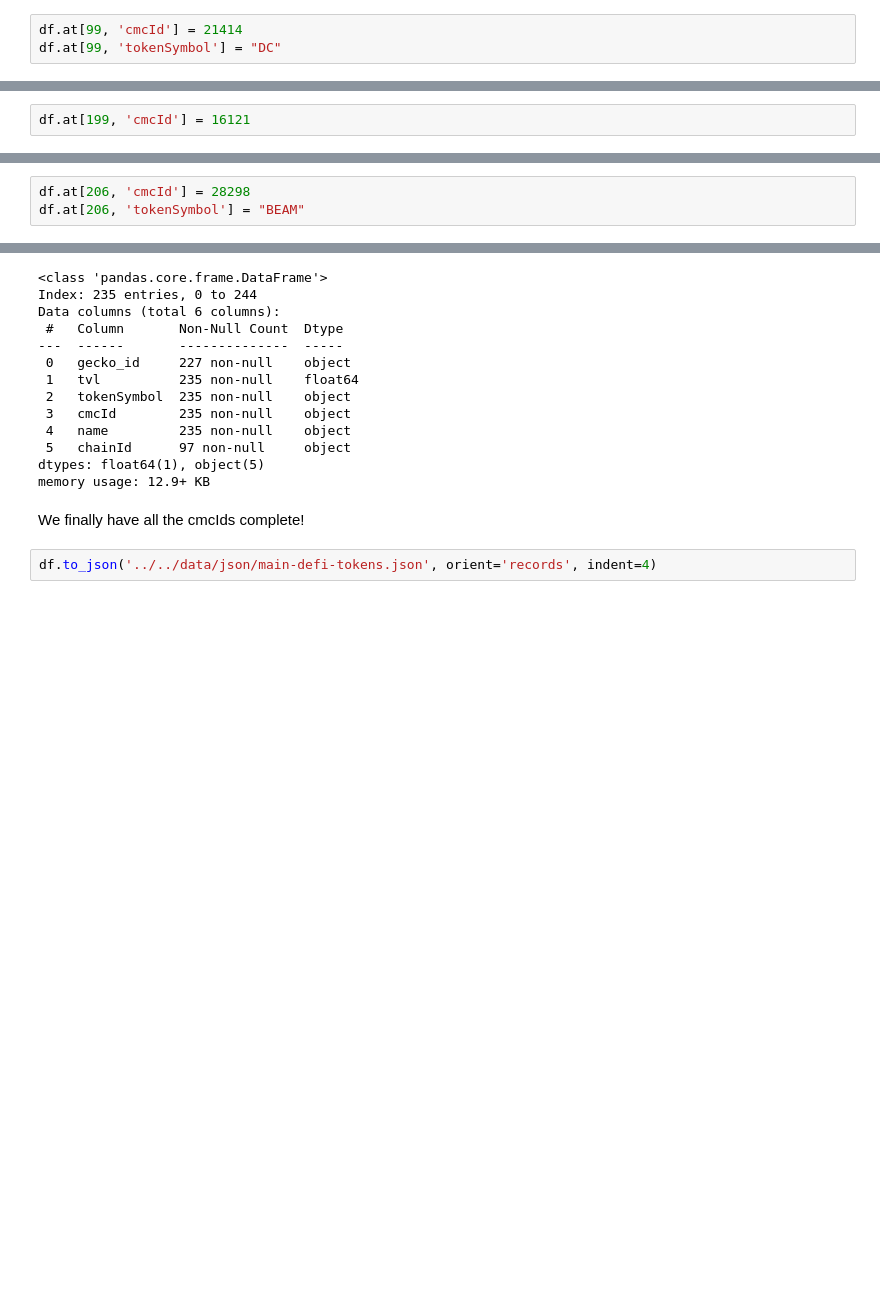
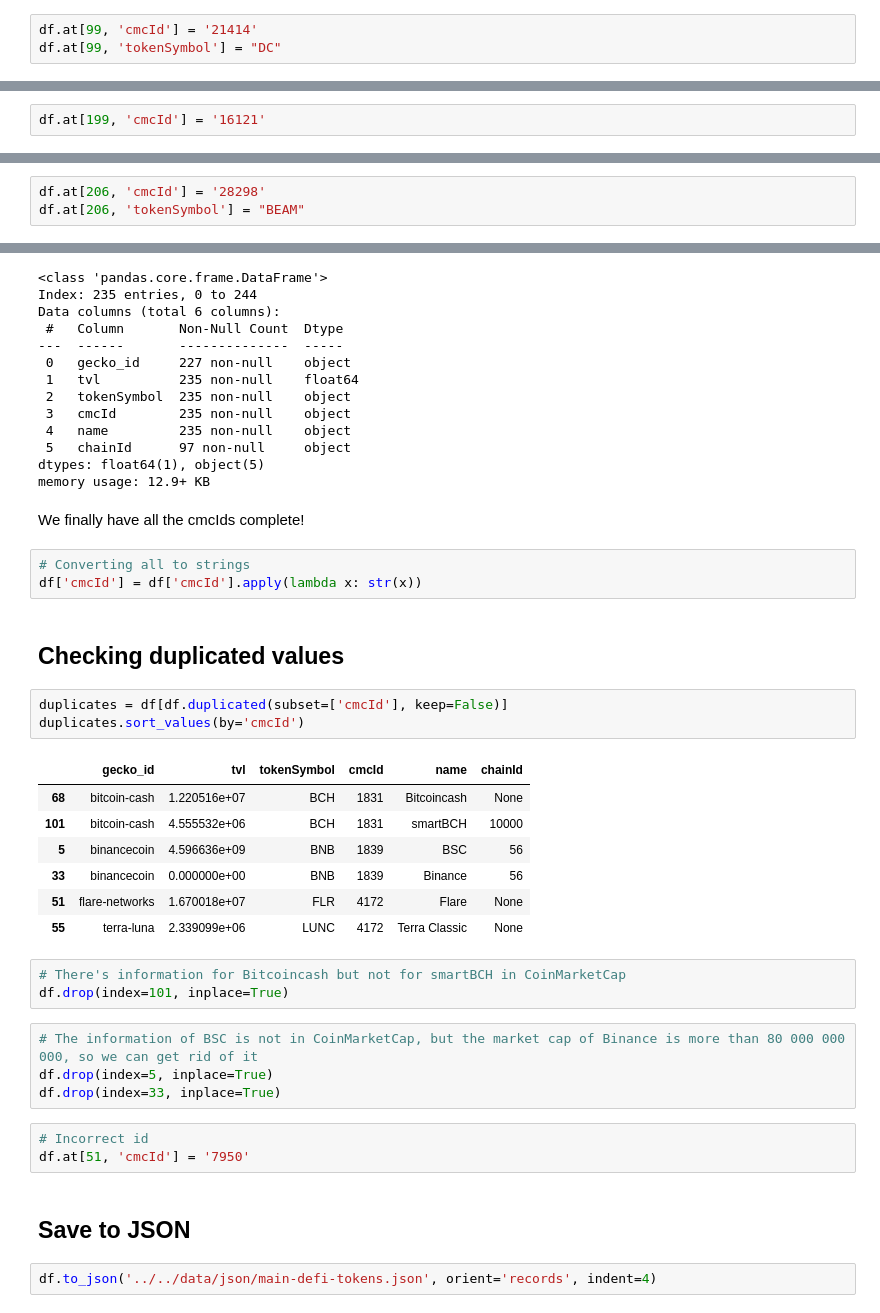
Before and after one commit to AndrePilcoChiuyare/ml-crypto, a Jupyter notebook: token-health/notebooks/preprocessing/2-tvl-chains-fill-cmcId.ipynb, the cells around one changed output, grey strips where cells are left out. Drawn from its saved outputs; the diff is of its cells as text; blank space fills up the shorter version.

Commit message:
tokens information cleaned

```diff
--- a/token-health/notebooks/preprocessing/2-tvl-chains-fill-cmcId.ipynb
+++ b/token-health/notebooks/preprocessing/2-tvl-chains-fill-cmcId.ipynb
@@ -185,16 +185,16 @@ df.at[56, 'cmcId'] = 1698
 # %% [markdown]
 ### DG - Dogechain
 # %%
-df.at[99, 'cmcId'] = 21414
+df.at[99, 'cmcId'] = '21414'
 df.at[99, 'tokenSymbol'] = "DC"
 # %% [markdown]
 ### WHALE - White Whale
 # %%
-df.at[199, 'cmcId'] = 16121
+df.at[199, 'cmcId'] = '16121'
 # %% [markdown]
 ### BEAM - Beam
 # %%
-df.at[206, 'cmcId'] = 28298
+df.at[206, 'cmcId'] = '28298'
 df.at[206, 'tokenSymbol'] = "BEAM"
 # %% [markdown]
 The rest doesn't have enough information or are different from the ones in CoinMarketCap and CoinGecko
@@ -218,5 +218,33 @@ dtypes: float64(1), object(5)
 memory usage: 12.9+ KB
 # %% [markdown]
 We finally have all the cmcIds complete!
+# %%
+# Converting all to strings
+df['cmcId'] = df['cmcId'].apply(lambda x: str(x))
+# %% [markdown]
+## Checking duplicated values
+# %%
+duplicates = df[df.duplicated(subset=['cmcId'], keep=False)]
+duplicates.sort_values(by='cmcId')
+# %% [output]
+|  | gecko_id | tvl | tokenSymbol | cmcId | name | chainId |
+| 68 | bitcoin-cash | 1.220516e+07 | BCH | 1831 | Bitcoincash | None |
+| 101 | bitcoin-cash | 4.555532e+06 | BCH | 1831 | smartBCH | 10000 |
+| 5 | binancecoin | 4.596636e+09 | BNB | 1839 | BSC | 56 |
+| 33 | binancecoin | 0.000000e+00 | BNB | 1839 | Binance | 56 |
+| 51 | flare-networks | 1.670018e+07 | FLR | 4172 | Flare | None |
+| 55 | terra-luna | 2.339099e+06 | LUNC | 4172 | Terra Classic | None |
+# %%
+# There's information for Bitcoincash but not for smartBCH in CoinMarketCap
+df.drop(index=101, inplace=True)
+# %%
+# The information of BSC is not in CoinMarketCap, but the market cap of Binance is more than 80 000 000 000, so we can get rid of it
+df.drop(index=5, inplace=True)
+df.drop(index=33, inplace=True)
+# %%
+# Incorrect id
+df.at[51, 'cmcId'] = '7950'
+# %% [markdown]
+## Save to JSON
 # %%
 df.to_json('../../data/json/main-defi-tokens.json', orient='records', indent=4)
```
Also changed, not shown: parts of 1 cell of this notebook, 3 other files.
